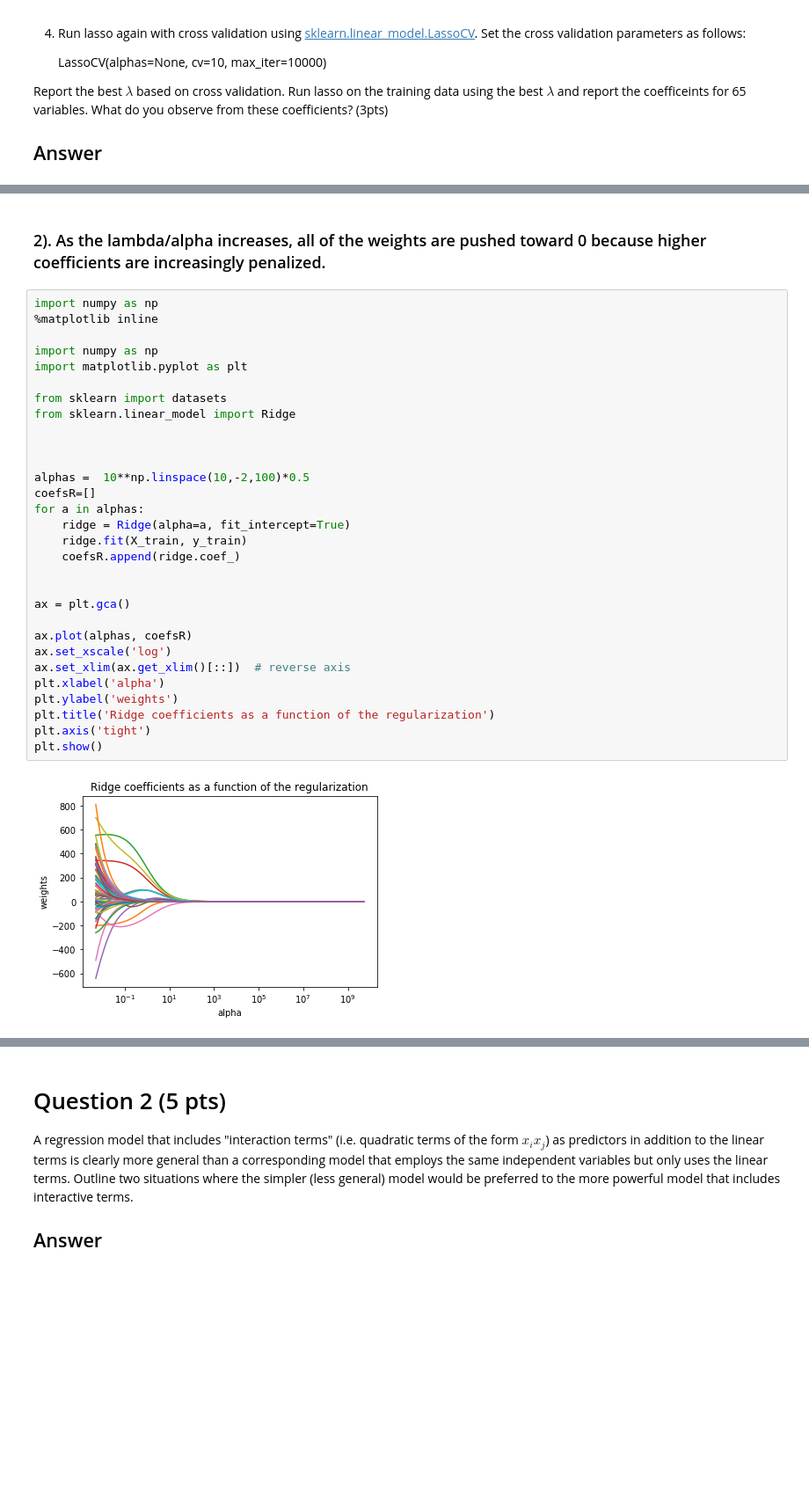
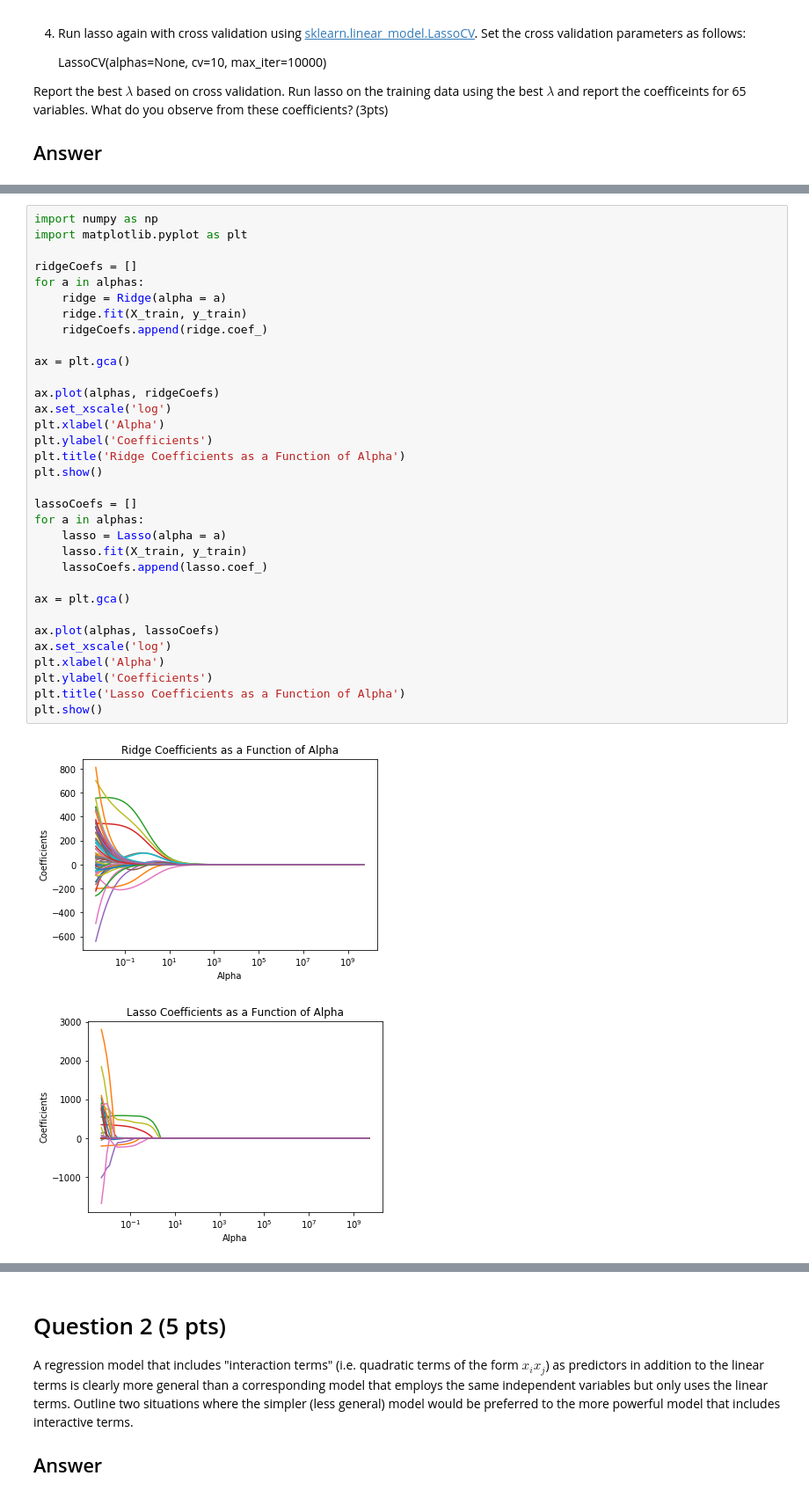
Before and after one commit to atreyamisra/DataSciencePrinciples, a Jupyter notebook: Homework/HW2.ipynb, the cells around one changed output, grey strips where cells are left out. Shown at 88% size. Saved outputs shown, nothing was run; the diff lists cells and outputs as text; blank space fills up the shorter version.

```diff
--- a/Homework/HW2.ipynb
+++ b/Homework/HW2.ipynb
@@ -98,34 +85,36 @@ print(alphas[np.argmax(scoresRidge)]) #alpha
-# %% [markdown]
-### 2). As the lambda/alpha increases, all of the weights are pushed toward 0 because higher coefficients are increasingly penalized.
 # %%
-import numpy as np
-%matplotlib inline
-
 import numpy as np
 import matplotlib.pyplot as plt
 
-from sklearn import datasets
-from sklearn.linear_model import Ridge
-
-
-
-alphas =  10**np.linspace(10,-2,100)*0.5
-coefsR=[]
+ridgeCoefs = []
 for a in alphas:
-    ridge = Ridge(alpha=a, fit_intercept=True)
+    ridge = Ridge(alpha = a)
     ridge.fit(X_train, y_train)
-    coefsR.append(ridge.coef_)
-
+    ridgeCoefs.append(ridge.coef_)
 
 ax = plt.gca()
 
-ax.plot(alphas, coefsR)
+ax.plot(alphas, ridgeCoefs)
 ax.set_xscale('log')
-ax.set_xlim(ax.get_xlim()[::])  # reverse axis
-plt.xlabel('alpha')
-plt.ylabel('weights')
-plt.title('Ridge coefficients as a function of the regularization')
-plt.axis('tight')
+plt.xlabel('Alpha')
+plt.ylabel('Coefficients')
+plt.title('Ridge Coefficients as a Function of Alpha')
 plt.show()
+
+lassoCoefs = []
+for a in alphas:
+    lasso = Lasso(alpha = a)
+    lasso.fit(X_train, y_train)
+    lassoCoefs.append(lasso.coef_)
+
+ax = plt.gca()
+
+ax.plot(alphas, lassoCoefs)
+ax.set_xscale('log')
+plt.xlabel('Alpha')
+plt.ylabel('Coefficients')
+plt.title('Lasso Coefficients as a Function of Alpha')
+plt.show()
 # %% [output]
-[figure, old version]
+[figure, new version]
+[figure, added]
```
Also changed, not shown: parts of 44 cells of this notebook.
